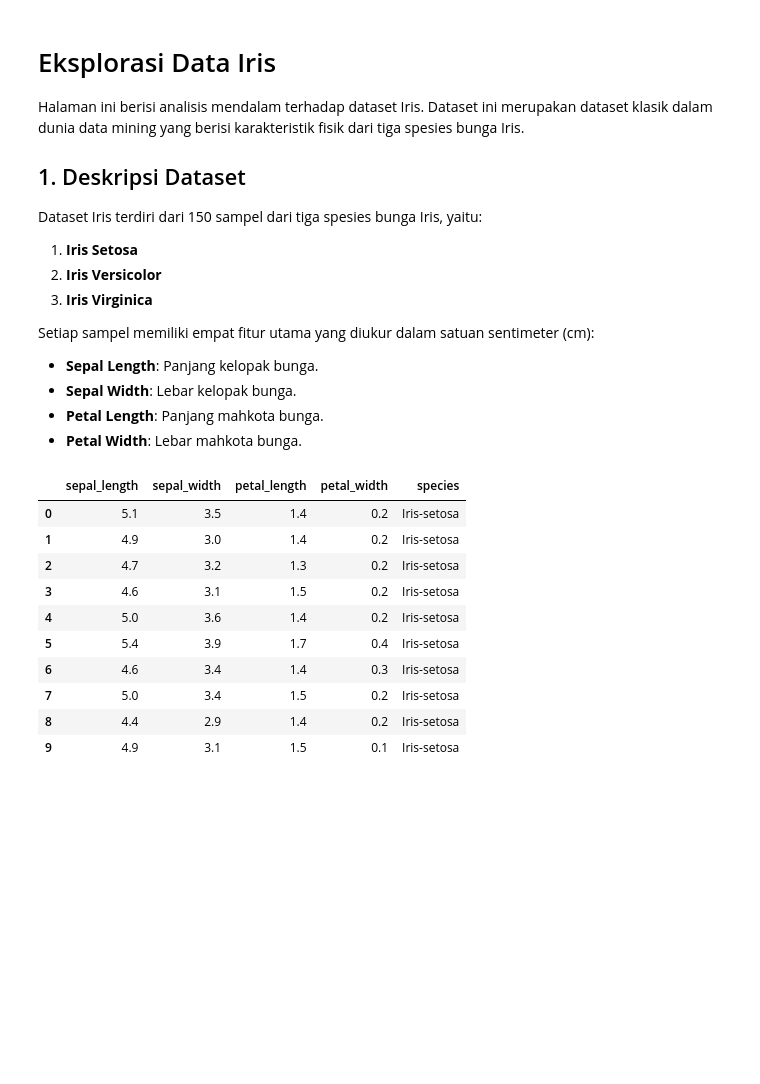
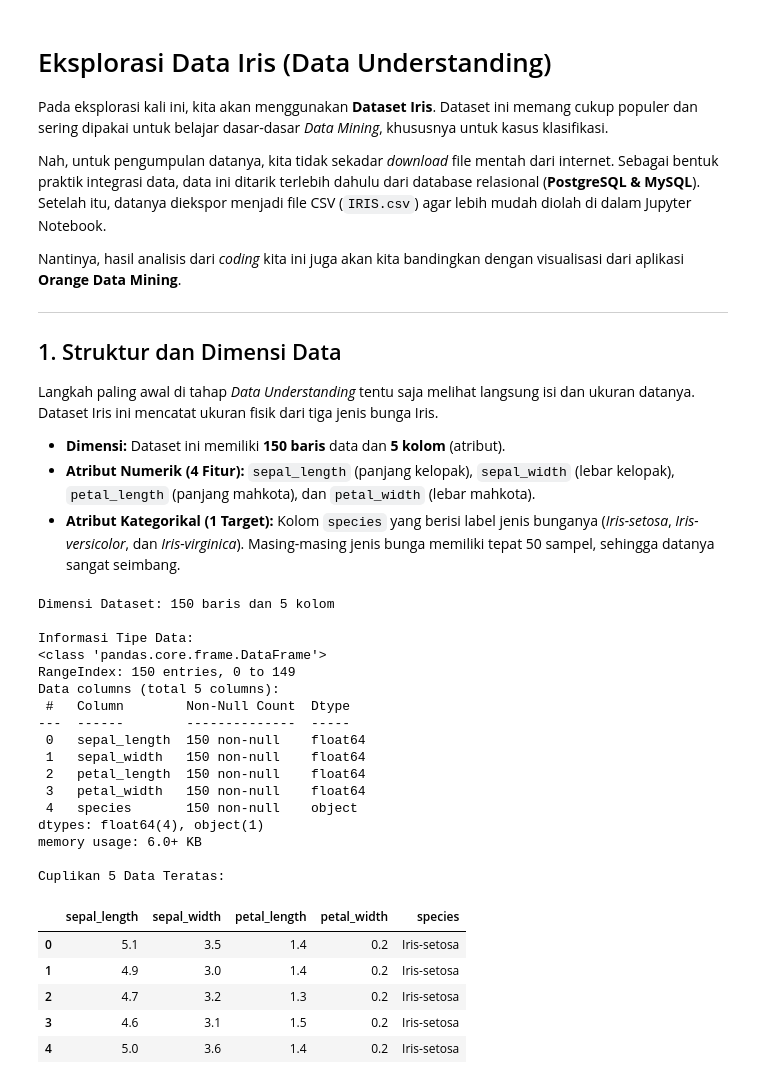
Before and after one commit to Fahdimas/Pendata, a Jupyter notebook: docs/Eksplorasi-Data-Iris.ipynb, the cells around one changed output. Saved outputs shown, nothing was run; the diff lists cells and outputs as text; code cells hidden in the pictures; blank space fills up the shorter version.

```diff
--- a/docs/Eksplorasi-Data-Iris.ipynb
+++ b/docs/Eksplorasi-Data-Iris.ipynb
@@ -1,37 +1,59 @@
 # %% [markdown]
-# Eksplorasi Data Iris
+# Eksplorasi Data Iris (Data Understanding)
 
-Halaman ini berisi analisis mendalam terhadap dataset Iris. Dataset ini merupakan dataset klasik dalam dunia data mining yang berisi karakteristik fisik dari tiga spesies bunga Iris.
+Pada eksplorasi kali ini, kita akan menggunakan **Dataset Iris**. Dataset ini memang cukup populer dan sering dipakai untuk belajar dasar-dasar *Data Mining*, khususnya untuk kasus klasifikasi.
 
-## 1. Deskripsi Dataset
-Dataset Iris terdiri dari 150 sampel dari tiga spesies bunga Iris, yaitu:
-1. **Iris Setosa**
-2. **Iris Versicolor**
-3. **Iris Virginica**
+Nah, untuk pengumpulan datanya, kita tidak sekadar *download* file mentah dari internet. Sebagai bentuk praktik integrasi data, data ini ditarik terlebih dahulu dari database relasional (**PostgreSQL & MySQL**). Setelah itu, datanya diekspor menjadi file CSV (`IRIS.csv`) agar lebih mudah diolah di dalam Jupyter Notebook.
 
-Setiap sampel memiliki empat fitur utama yang diukur dalam satuan sentimeter (cm):
-* **Sepal Length**: Panjang kelopak bunga.
-* **Sepal Width**: Lebar kelopak bunga.
-* **Petal Length**: Panjang mahkota bunga.
-* **Petal Width**: Lebar mahkota bunga.
+Nantinya, hasil analisis dari *coding* kita ini juga akan kita bandingkan dengan visualisasi dari aplikasi **Orange Data Mining**.
+
+---
+
+## 1. Struktur dan Dimensi Data
+
+Langkah paling awal di tahap *Data Understanding* tentu saja melihat langsung isi dan ukuran datanya. Dataset Iris ini mencatat ukuran fisik dari tiga jenis bunga Iris.
+
+* **Dimensi:** Dataset ini memiliki **150 baris** data dan **5 kolom** (atribut).
+* **Atribut Numerik (4 Fitur):** `sepal_length` (panjang kelopak), `sepal_width` (lebar kelopak), `petal_length` (panjang mahkota), dan `petal_width` (lebar mahkota).
+* **Atribut Kategorikal (1 Target):** Kolom `species` yang berisi label jenis bunganya (*Iris-setosa*, *Iris-versicolor*, dan *Iris-virginica*). Masing-masing jenis bunga memiliki tepat 50 sampel, sehingga datanya sangat seimbang.
 # %%
 import pandas as pd
+import numpy as np
+import seaborn as sns
+import matplotlib.pyplot as plt
 
-# Membaca dataset
-df = pd.read_csv('IRIS.csv')
+# Memuat Dataset
+df_iris = pd.read_csv('IRIS.csv')
 
-# Menampilkan 10 data pertama
-df.head(10)
+# Menampilkan informasi dimensi dan tipe data
+print(f"Dimensi Dataset: {df_iris.shape[0]} baris dan {df_iris.shape[1]} kolom\n")
+print("Informasi Tipe Data:")
+df_iris.info()
+
+print("\nCuplikan 5 Data Teratas:")
+display(df_iris.head())
 # %% [output]
+Dimensi Dataset: 150 baris dan 5 kolom
+
+Informasi Tipe Data:
+<class 'pandas.core.frame.DataFrame'>
+RangeIndex: 150 entries, 0 to 149
+Data columns (total 5 columns):
+ #   Column        Non-Null Count  Dtype
+---  ------        --------------  -----
+ 0   sepal_length  150 non-null    float64
+ 1   sepal_width   150 non-null    float64
+ 2   petal_length  150 non-null    float64
+ 3   petal_width   150 non-null    float64
+ 4   species       150 non-null    object
+dtypes: float64(4), object(1)
+memory usage: 6.0+ KB
+
+Cuplikan 5 Data Teratas:
 |  | sepal_length | sepal_width | petal_length | petal_width | species |
 | 0 | 5.1 | 3.5 | 1.4 | 0.2 | Iris-setosa |
 | 1 | 4.9 | 3.0 | 1.4 | 0.2 | Iris-setosa |
 | 2 | 4.7 | 3.2 | 1.3 | 0.2 | Iris-setosa |
 | 3 | 4.6 | 3.1 | 1.5 | 0.2 | Iris-setosa |
 | 4 | 5.0 | 3.6 | 1.4 | 0.2 | Iris-setosa |
-| 5 | 5.4 | 3.9 | 1.7 | 0.4 | Iris-setosa |
-| 6 | 4.6 | 3.4 | 1.4 | 0.3 | Iris-setosa |
-| 7 | 5.0 | 3.4 | 1.5 | 0.2 | Iris-setosa |
-| 8 | 4.4 | 2.9 | 1.4 | 0.2 | Iris-setosa |
-| 9 | 4.9 | 3.1 | 1.5 | 0.1 | Iris-setosa |
 # %% [markdown]
```
Also changed, not shown: parts of 9 cells of this notebook, 54 other files.
